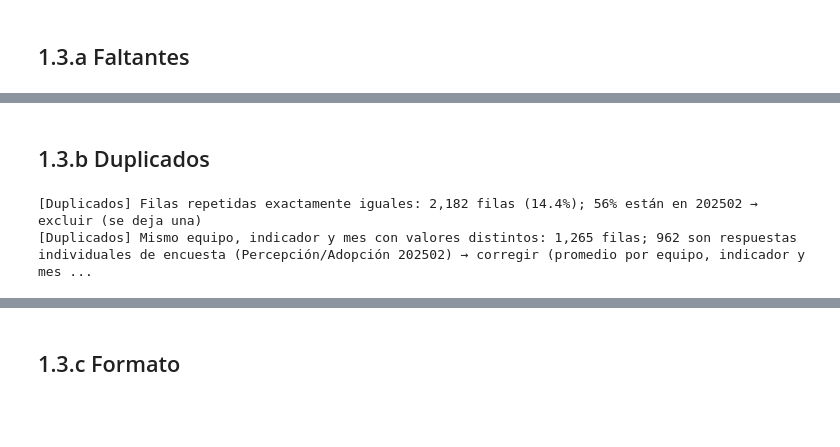
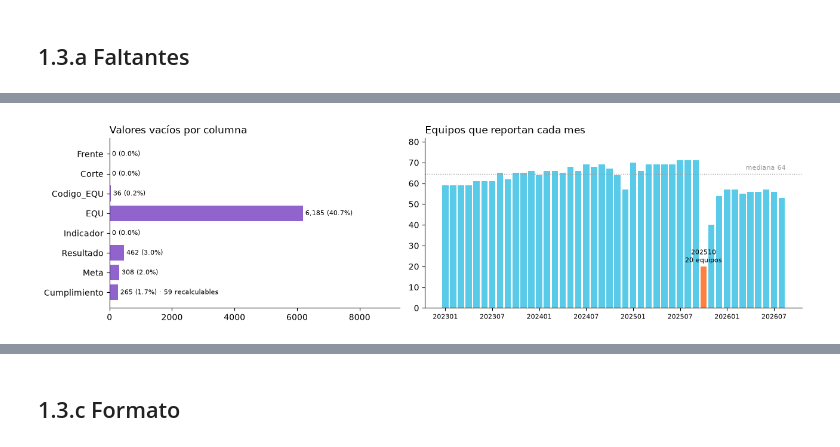
Before and after one commit to santiagoneusa/cib-de-technical-interview, a Jupyter notebook: 1_experimentacion/notebooks/1_3_evaluacion_calidad.ipynb, the cells around one changed output, grey strips where cells are left out. Saved outputs shown, nothing was run; the diff lists cells and outputs as text; code cells hidden in the pictures; blank space fills up the shorter version.

```diff
--- a/1_experimentacion/notebooks/1_3_evaluacion_calidad.ipynb
+++ b/1_experimentacion/notebooks/1_3_evaluacion_calidad.ipynb
@@ -18,3 +18,17 @@
 | Artefacto | Ruta |
 |---|---|
 | Entrada | `0_datos/KPIS_historico.xlsx` |
+# %%
+from pathlib import Path
+
+import matplotlib.pyplot as plt
+from matplotlib.patches import Patch
+import pandas as pd
+
+pd.set_option("display.max_colwidth", 80)
+
+ARCHIVO = Path("../../0_datos/KPIS_historico.xlsx")
+VERDE, AMARILLO, NARANJA, ROJO, AZUL, MORADO, ROSADO, GRIS, GRIS_CLARO = (
+    "#00c389", "#fdda24", "#ff7f41", "#e03c31", "#59cbe8", "#9063cd", "#f5b6cd", "#9e9a99", "#e6e3e2")
+
+CATEGORIAS = {"Faltantes": MORADO, "Duplicados": AZUL, "Formato": AMARILLO, "Catálogo": NARANJA, "Valores": ROSADO}
@@ -110,20 +77,31 @@ registrar("Faltantes", "Meses con pocos equipos reportando", kpis["Corte"].isin(
-# %% [markdown]
-## 1.3.b Duplicados
-# %%
-repetidas = kpis.duplicated(subset=["Frente", "Corte", "Codigo_EQU", "EQU", "Indicador", "Resultado", "Meta", "Cumplimiento"])
-mes_top = kpis.loc[repetidas, "Corte"].value_counts()
-registrar("Duplicados", "Filas repetidas exactamente iguales", repetidas.sum(),
-          pct(repetidas.sum()) + f"; {mes_top.iloc[0] / repetidas.sum():.0%} están en {mes_top.index[0]}",
-          "Cuentan doble a algunos equipos y meses e inflan promedios.", "excluir (se deja una)")
-
-llave = ["Corte", "codigo_equipo", "Indicador"]
-unicas = kpis[~repetidas & kpis["codigo_equipo"].notna()]
-conflicto = unicas[unicas.duplicated(llave, keep=False)]
-encuesta = conflicto[(conflicto["Corte"] == "202502") & conflicto["Indicador"].isin(["Percepción", "Adopción"])]
-registrar("Duplicados", "Mismo equipo, indicador y mes con valores distintos", len(conflicto),
-          f"{len(conflicto):,} filas; {len(encuesta)} son respuestas individuales de encuesta (Percepción/Adopción 202502)",
-          "No hay un único valor oficial del mes y los equipos con más respuestas pesan más.",
-          "corregir (promedio por equipo, indicador y mes)")
-# %% [output]
-[Duplicados] Filas repetidas exactamente iguales: 2,182 filas (14.4%); 56% están en 202502 → excluir (se deja una)
-[Duplicados] Mismo equipo, indicador y mes con valores distintos: 1,265 filas; 962 son respuestas individuales de encuesta (Percepción/Adopción 202502) → corregir (promedio por equipo, indicador y mes ...
+# %%
+vacios = kpis.drop(columns="codigo_equipo").isna().sum()
+sin_cumplimiento = kpis["Cumplimiento"].isna()
+recuperable = sin_cumplimiento & kpis["Resultado"].notna() & kpis["Meta"].notna()
+equipos_mes = kpis.groupby("Corte")["codigo_equipo"].nunique()
+bajos = equipos_mes[equipos_mes < equipos_mes.median() / 2]
+
+fig, (izq, der) = plt.subplots(1, 2, figsize=(13, 3.6), gridspec_kw={"width_ratios": [1, 1.3]})
+columnas = vacios.index[::-1]
+izq.barh(columnas, vacios[columnas], color=[MORADO if vacios[c] else GRIS for c in columnas])
+for i, col in enumerate(columnas):
+    detalle = f" · {recuperable.sum()} recalculables" if col == "Cumplimiento" else ""
+    izq.text(vacios[col] + 80, i, f"{vacios[col]:,} ({vacios[col] / TOTAL:.1%}){detalle}", va="center", fontsize=8)
+izq.set_xlim(0, vacios.max() * 1.5)
+izq.set_title("Valores vacíos por columna", loc="left")
+limpiar_ejes(izq)
+
+posiciones = range(len(equipos_mes))
+der.bar(posiciones, equipos_mes, color=[NARANJA if m in bajos.index else AZUL for m in equipos_mes.index])
+der.axhline(equipos_mes.median(), color=GRIS, ls=":", lw=1)
+der.text(len(equipos_mes) - 0.5, equipos_mes.median() + 2, f"mediana {equipos_mes.median():.0f}", ha="right", fontsize=8, color=GRIS)
+for mes, n in bajos.items():
+    der.text(equipos_mes.index.get_loc(mes), n + 2, f"{mes}\n{n} equipos", ha="center", fontsize=8)
+der.set_xticks(list(posiciones)[::6], equipos_mes.index[::6], fontsize=8)
+der.set_ylim(0, equipos_mes.max() * 1.15)
+der.set_title("Equipos que reportan cada mes", loc="left")
+limpiar_ejes(der)
+plt.tight_layout()
+plt.show()
+# %% [output]
+[figure, added]
```
Also changed, not shown: parts of 20 cells of this notebook, 4 other files.
